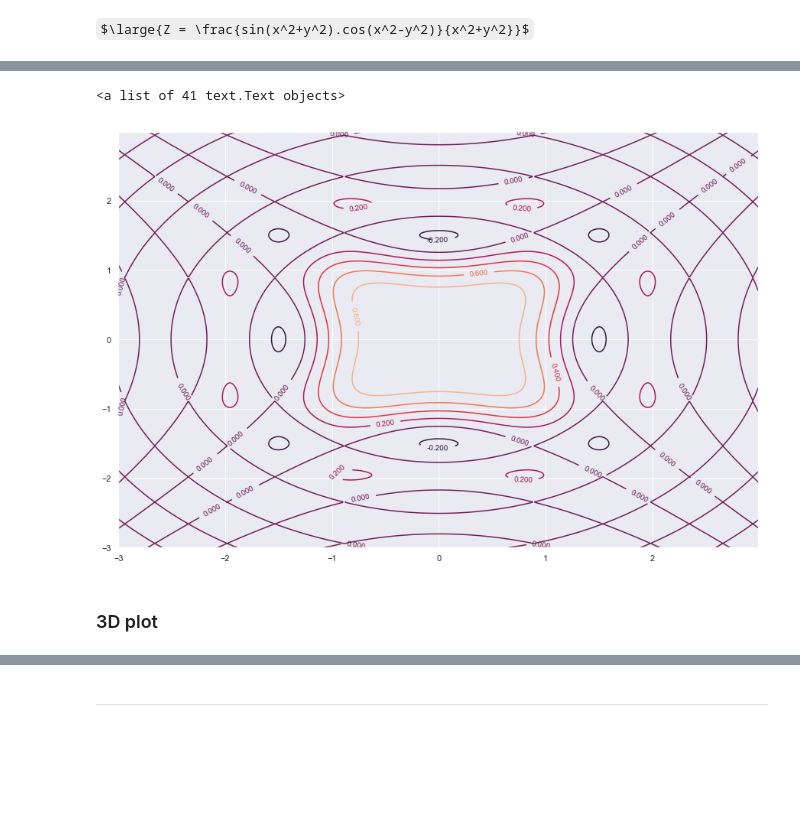
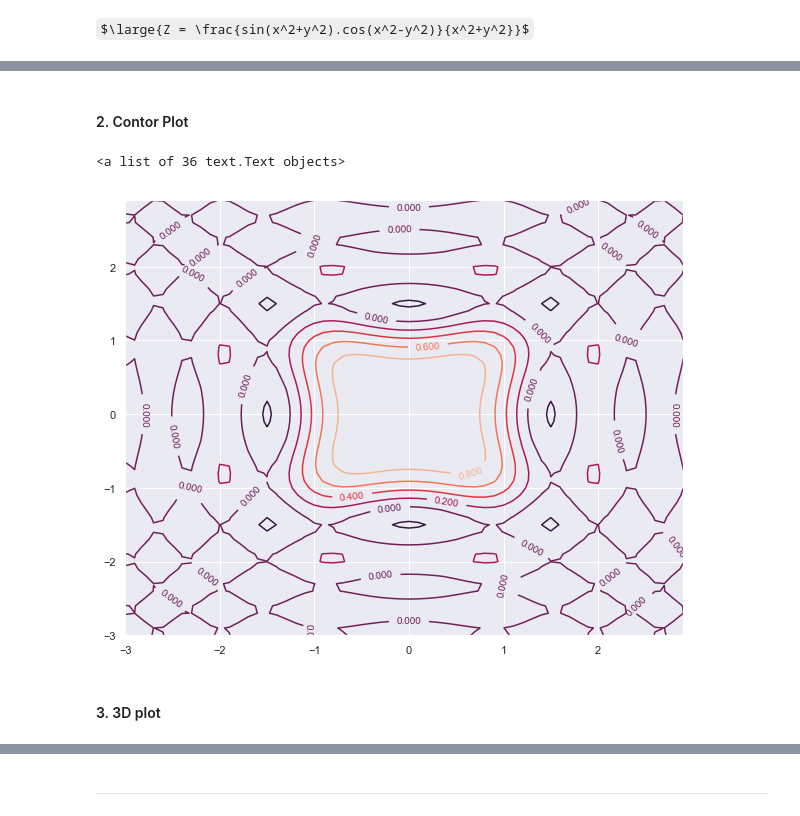
Before and after one commit to npshub/numpy, a Jupyter notebook: 3.Meshgrid.ipynb, the cells around one changed output, grey strips where cells are left out. Saved outputs shown, nothing was run; the diff lists cells and outputs as text; code cells hidden in the pictures; some formulas as TeX source; blank space fills up the shorter version.

```diff
--- a/3.Meshgrid.ipynb
+++ b/3.Meshgrid.ipynb
@@ -5 +3,6 @@ import numpy as np
+# %%
+import numpy as np
+import matplotlib.pyplot as plt
+import seaborn as sns
+sns.set()
 # %% [markdown]
@@ -55,2 +58,8 @@ xx, yy = np.meshgrid(x, y, sparse=True)
+# %%
+ns = 10
+xs = np.arange(-3,3,1/ns)
+ys = np.arange(-3,3,1/ns)
+
+XG, YG = np.meshgrid(xs, ys, sparse=True)
 # %%
-z = np.sin(xx**2 + yy**2)*np.cos(xx**2 - yy**2) / (xx**2 + yy**2)
+ZG = np.sin(XG**2 + YG**2)*np.cos(XG**2 - YG**2) / (XG**2 + YG**2)
@@ -73,11 +74,13 @@ array([[ 0.00352532,  0.00873031,  0.00520828, ..., -0.00261449,
+# %% [markdown]
+#### 2. Contor Plot
 # %%
-plt.figure(figsize = [15,10])
-CS = plt.contour(x,y,z)
+plt.figure(figsize = [10,8])
+CS = plt.contour(xs,ys,ZG)
 plt.clabel(CS, inline=1, fontsize=10)
 # %% [output]
-<a list of 41 text.Text objects>
+<a list of 36 text.Text objects>
-[figure, old version]
+[figure, new version]
 # %% [markdown]
-### 3D plot
+#### 3.  3D plot
 # %%
 from mpl_toolkits.mplot3d import Axes3D
```
Also changed, not shown: parts of 28 cells of this notebook, 1 other file.
